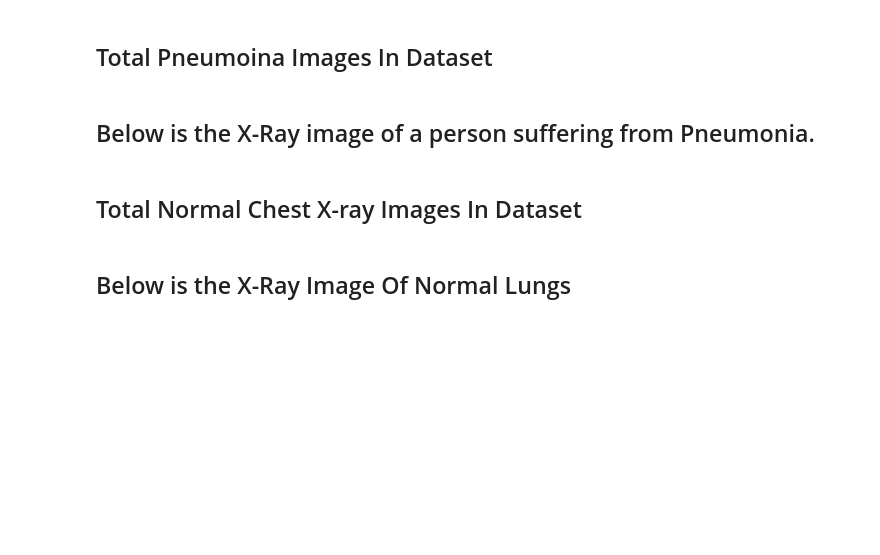
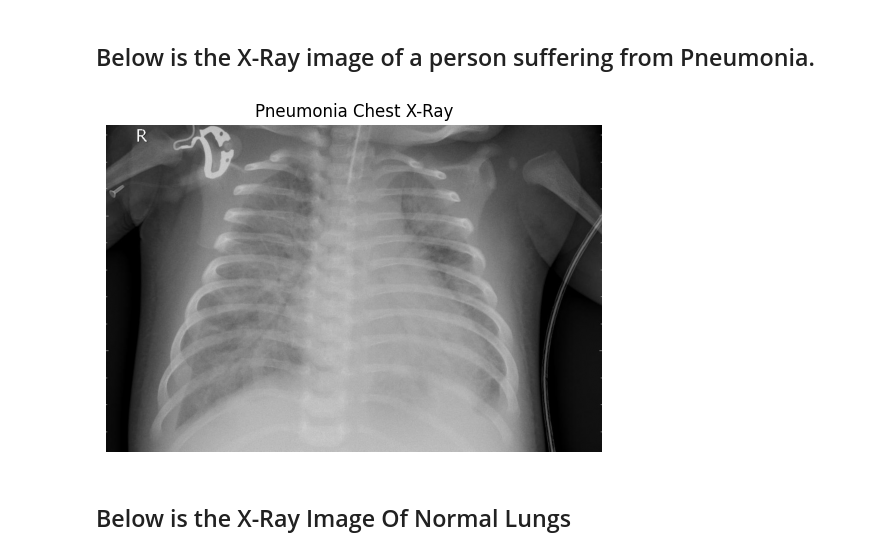
Before and after one commit to data-groot/Pneumonia-Detection-Deep-Learning, a Jupyter notebook: notebooks/02_baseline_CNN.ipynb, the cells around one changed output. Saved outputs shown, nothing was run; the diff lists cells and outputs as text; code cells hidden in the pictures; blank space fills up the shorter version.

```diff
--- a/notebooks/02_baseline_CNN.ipynb
+++ b/notebooks/02_baseline_CNN.ipynb
@@ -6,11 +6,15 @@ import cv2
 import matplotlib.pyplot as plt
 import PIL
 from PIL import Image
-# %% [markdown]
-## Total Pneumoina Images In Dataset
 # %% [markdown]
 ## Below is the X-Ray image of a person suffering from Pneumonia.
-# %% [markdown]
-## Total Normal Chest X-ray Images In Dataset
+# %%
+img = Image.open(os.path.join(r"C:/Medical-Image-Classification/archive/train/PNEUMONIA", os.listdir(r"C:/Medical-Image-Classification/archive/train/PNEUMONIA")[0]))
+plt.imshow(img, cmap="gray")
+plt.title("Pneumonia Chest X-Ray")
+plt.axis("off")
+plt.show()
+# %% [output]
+[figure, added]
 # %% [markdown]
 ## Below is the X-Ray Image Of Normal Lungs
```
Also changed, not shown: parts of 1 cell of this notebook.
